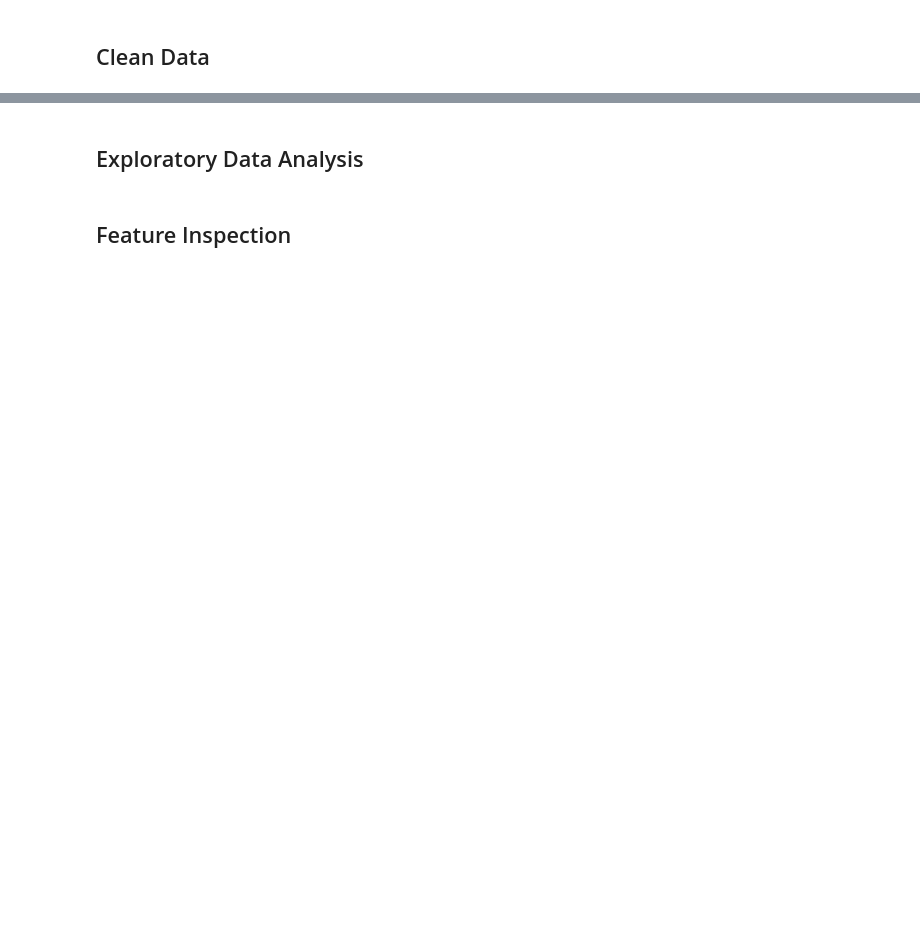
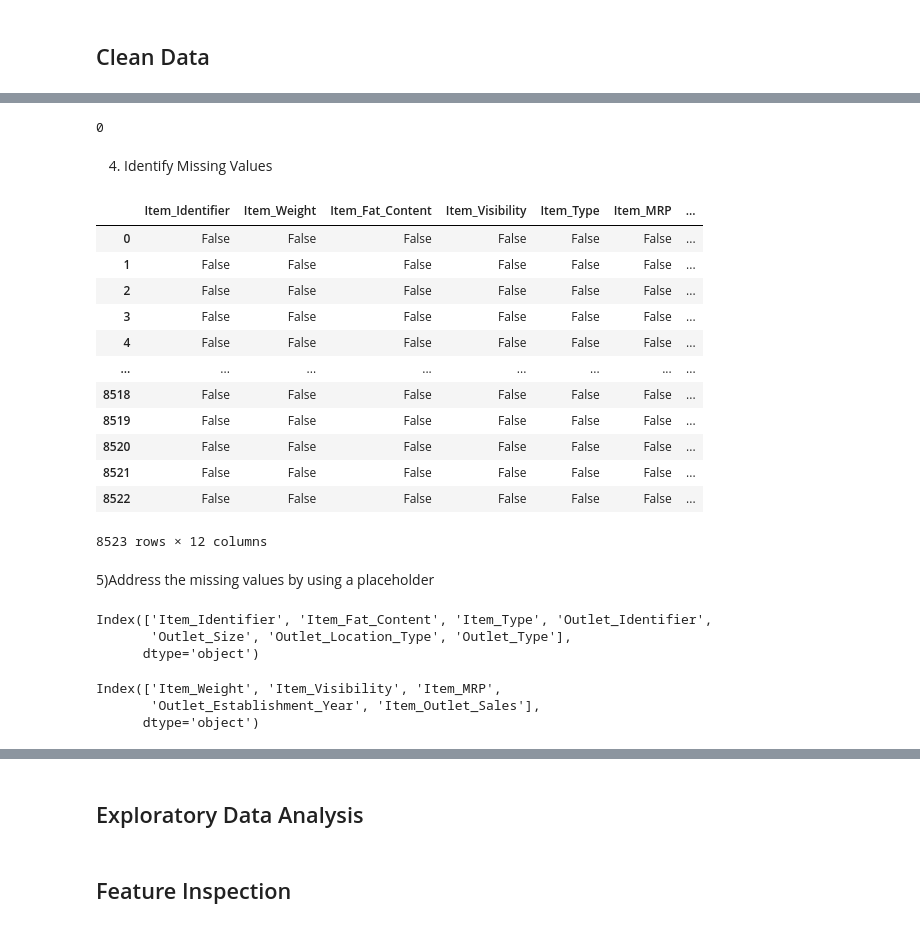
Before and after one commit to ddy623/Prediction-of-Product-Sales, a Jupyter notebook: Prediction_of_Product_Sales.ipynb, the cells around one changed output, grey strips where cells are left out. Saved outputs shown, nothing was run; the diff lists cells and outputs as text; code cells hidden in the pictures; blank space fills up the shorter version.

```diff
--- a/Prediction_of_Product_Sales.ipynb
+++ b/Prediction_of_Product_Sales.ipynb
@@ -8,3 +8,8 @@
 ## Project Overview
 # %% [markdown]
 ## Load and Inspect Data
+# %%
+#import pandas
+import pandas as pd
+#save file path
+fname = "/content/drive/MyDrive/CodingDojo/01-Fundamentals/Week02/Data/sales_predictions_2023.csv"
@@ -10,0 +21,3 @@
+# %%
+# load in the data as a pandas dataframe
+df = pd.read_csv(fname)
@@ -12,0 +106,42 @@
+# %%
+# Remove duplicates
+df = df.drop_duplicates()
+df.duplicated().sum()
+# %% [output]
+0
+# %% [markdown]
+4) Identify Missing Values
+# %%
+df.isna()
+# %% [output]
+|  | Item_Identifier | Item_Weight | Item_Fat_Content | Item_Visibility | Item_Type | Item_MRP | ... |
+| 0 | False | False | False | False | False | False | ... |
+| 1 | False | False | False | False | False | False | ... |
+| 2 | False | False | False | False | False | False | ... |
+| 3 | False | False | False | False | False | False | ... |
+| 4 | False | False | False | False | False | False | ... |
+| ... | ... | ... | ... | ... | ... | ... | ... |
+| 8518 | False | False | False | False | False | False | ... |
+| 8519 | False | False | False | False | False | False | ... |
+| 8520 | False | False | False | False | False | False | ... |
+| 8521 | False | False | False | False | False | False | ... |
+| 8522 | False | False | False | False | False | False | ... |
+8523 rows × 12 columns
+# %% [markdown]
+5)Address the missing values by using a placeholder
+# %%
+# Saving list of column names for object cols
+cat_cols = df.select_dtypes('object').columns
+cat_cols
+# %% [output]
+Index(['Item_Identifier', 'Item_Fat_Content', 'Item_Type', 'Outlet_Identifier',
+       'Outlet_Size', 'Outlet_Location_Type', 'Outlet_Type'],
+      dtype='object')
+# %%
+# Saving list of column names for numeric cols
+num_cols = df.select_dtypes('number').columns
+num_cols
+# %% [output]
+Index(['Item_Weight', 'Item_Visibility', 'Item_MRP',
+       'Outlet_Establishment_Year', 'Item_Outlet_Sales'],
+      dtype='object')
```
Also changed, not shown: parts of 24 cells of this notebook.
